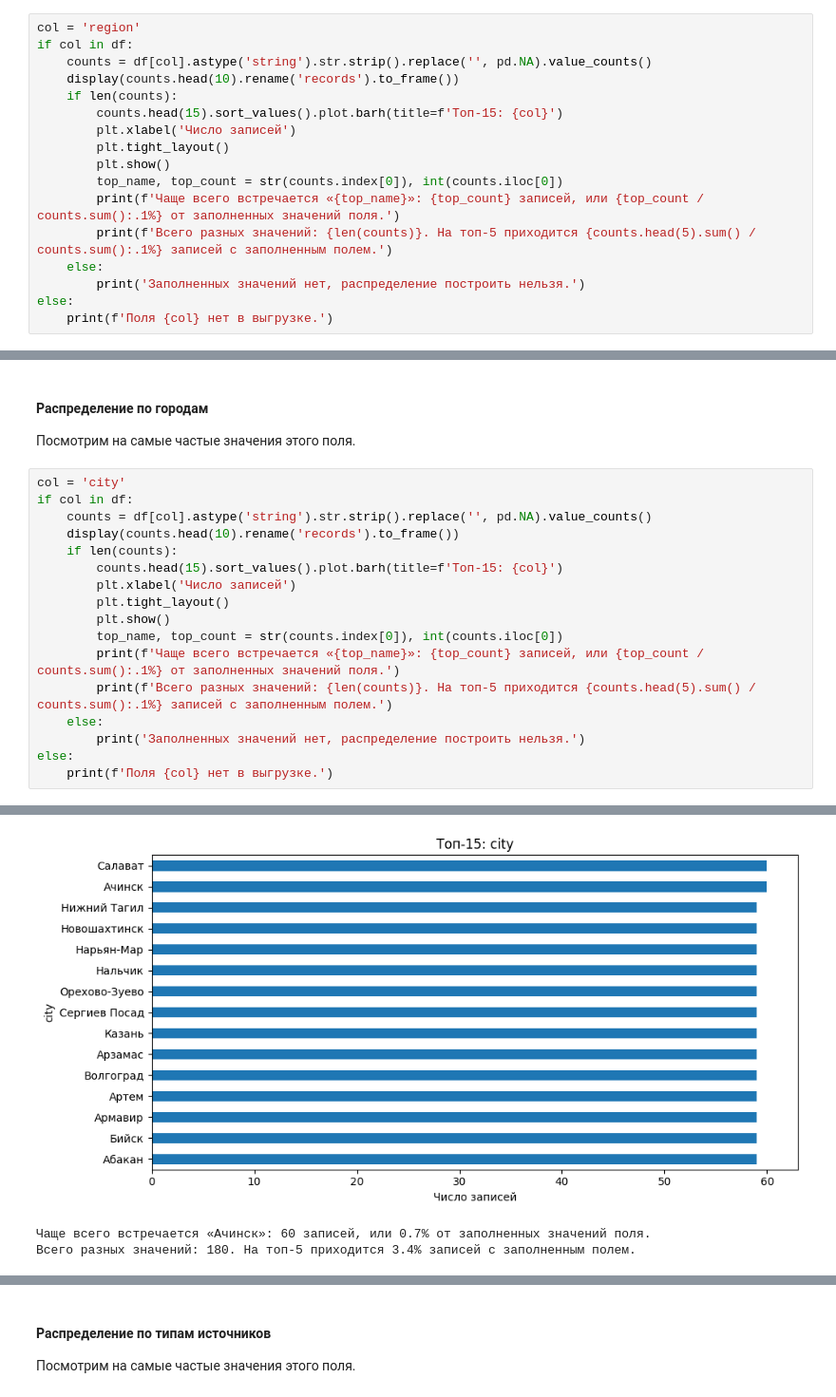
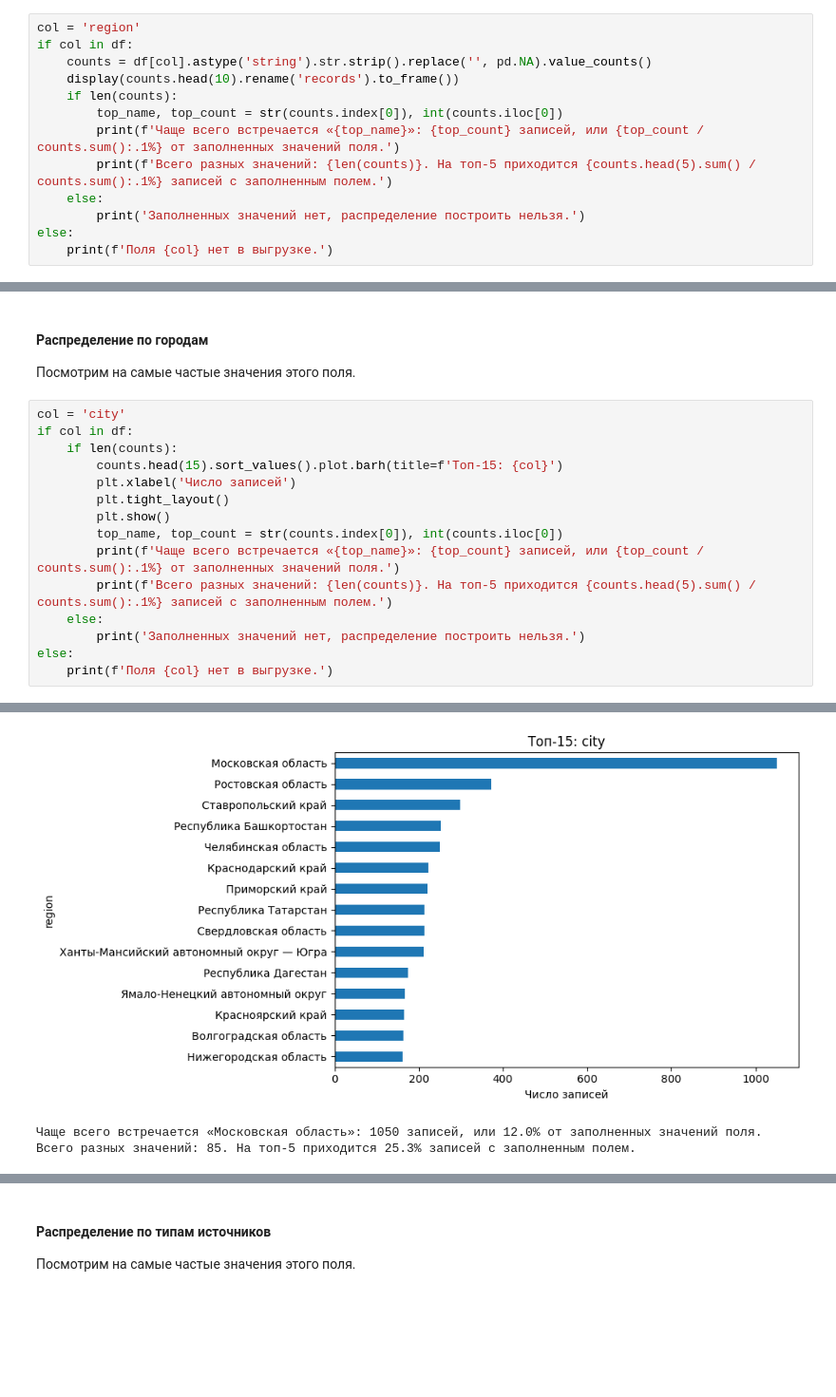
Before and after one commit to StAkinshin/ITMO_Data-Engeneering-Course-26, a Jupyter notebook: notebooks/EDA.ipynb, the cells around one changed output, grey strips where cells are left out. Shown at 95% size. Cells and saved outputs as stored; diff of their text form; blank space fills up the shorter version.

```diff
--- a/notebooks/EDA.ipynb
+++ b/notebooks/EDA.ipynb
@@ -178,10 +174,6 @@ if col in df:
     counts = df[col].astype('string').str.strip().replace('', pd.NA).value_counts()
     display(counts.head(10).rename('records').to_frame())
     if len(counts):
-        counts.head(15).sort_values().plot.barh(title=f'Топ-15: {col}')
-        plt.xlabel('Число записей')
-        plt.tight_layout()
-        plt.show()
         top_name, top_count = str(counts.index[0]), int(counts.iloc[0])
         print(f'Чаще всего встречается «{top_name}»: {top_count} записей, или {top_count / counts.sum():.1%} от заполненных значений поля.')
         print(f'Всего разных значений: {len(counts)}. На топ-5 приходится {counts.head(5).sum() / counts.sum():.1%} записей с заполненным полем.')
@@ -214,8 +205,6 @@ else:
 # %%
 col = 'city'
 if col in df:
-    counts = df[col].astype('string').str.strip().replace('', pd.NA).value_counts()
-    display(counts.head(10).rename('records').to_frame())
     if len(counts):
         counts.head(15).sort_values().plot.barh(title=f'Топ-15: {col}')
         plt.xlabel('Число записей')
@@ -244,4 +221,4 @@ else:
-[figure, old version]
+[figure, new version]
-Чаще всего встречается «Ачинск»: 60 записей, или 0.7% от заполненных значений поля.
-Всего разных значений: 180. На топ-5 приходится 3.4% записей с заполненным полем.
+Чаще всего встречается «Московская область»: 1050 записей, или 12.0% от заполненных значений поля.
+Всего разных значений: 85. На топ-5 приходится 25.3% записей с заполненным полем.
 # %% [markdown]
```
Also changed, not shown: parts of 39 cells of this notebook.
